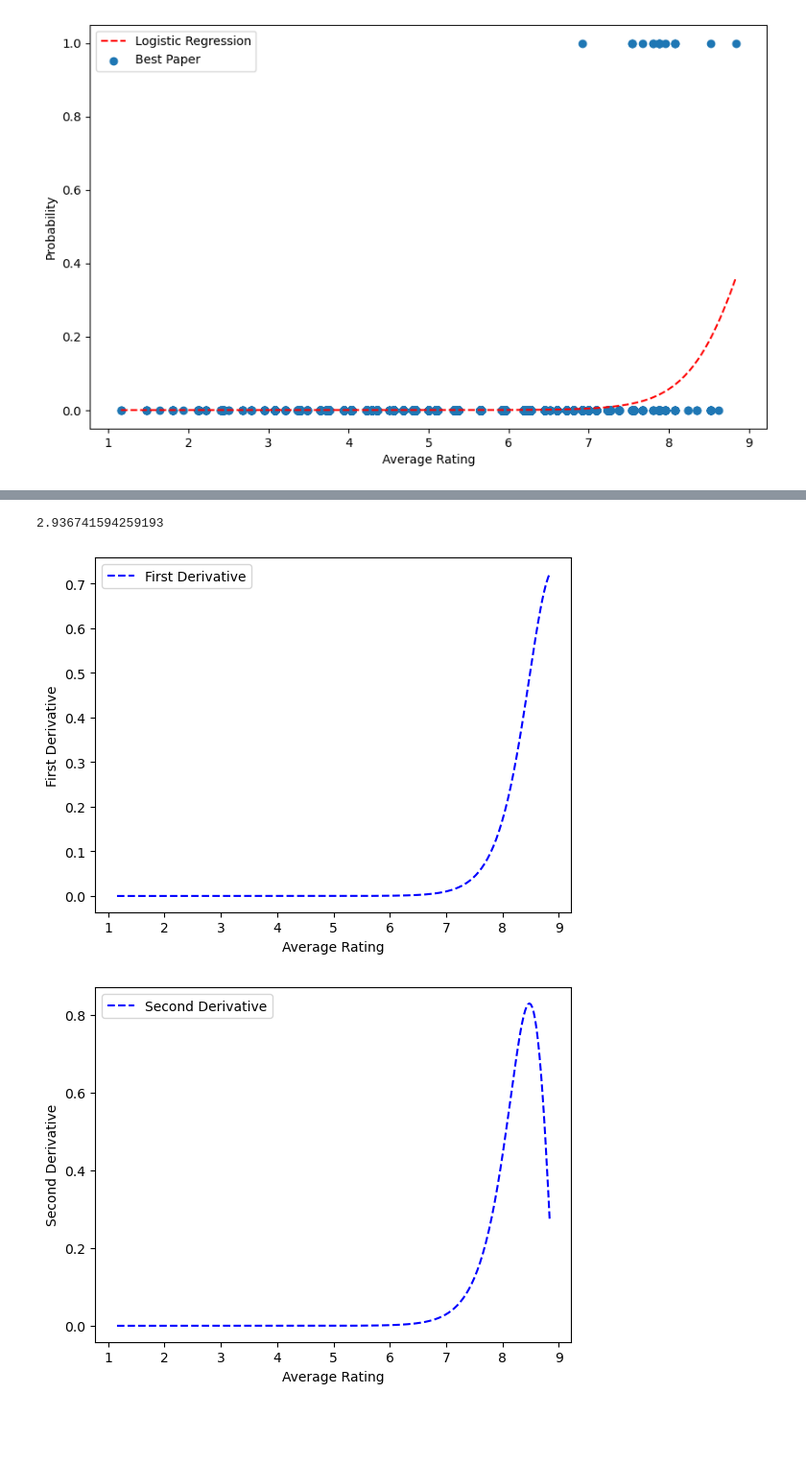
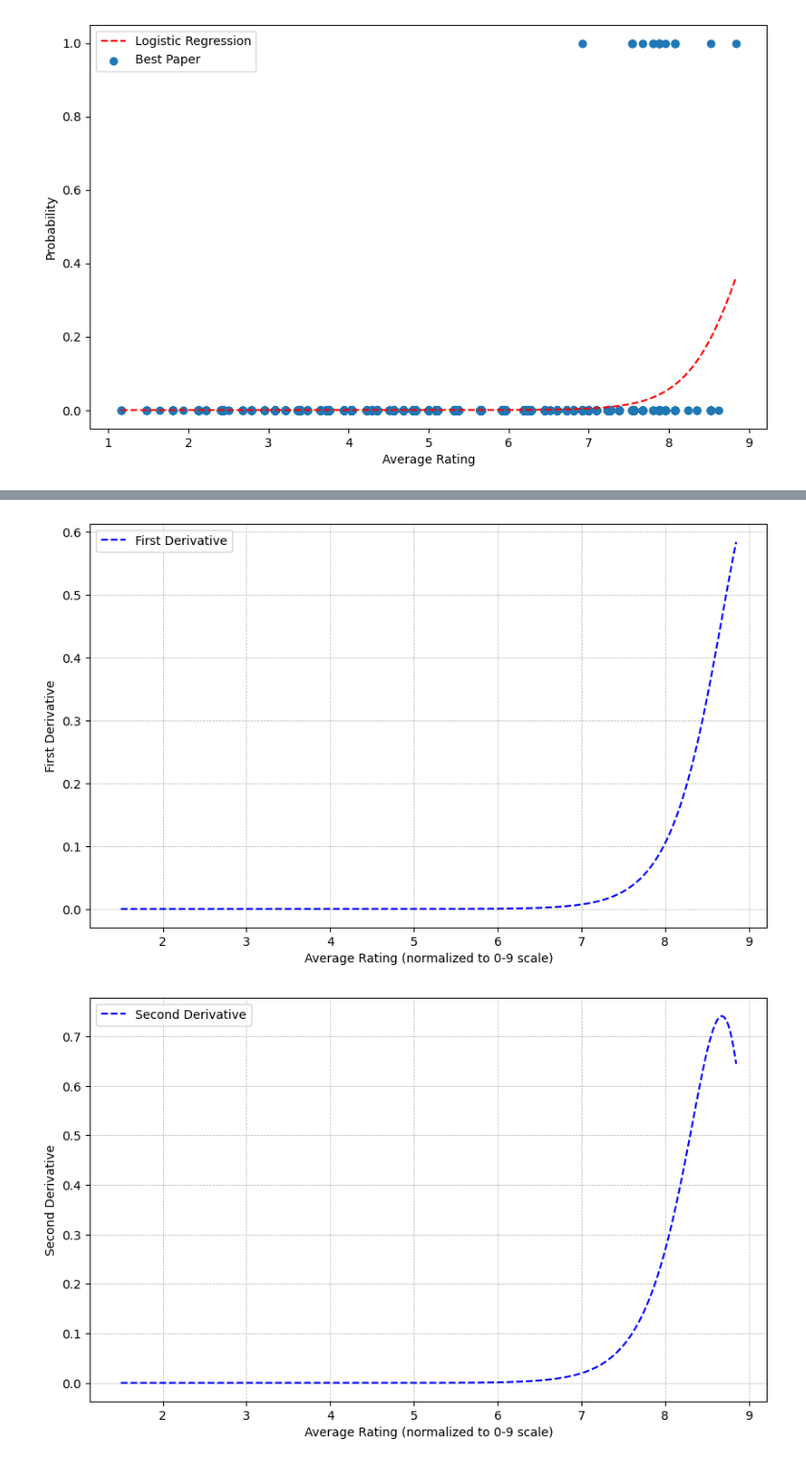
Before and after one commit to pkumath/PeerReviewStat, a Jupyter notebook: RegressionForAccept.ipynb, the cells around one changed output, grey strips where cells are left out. Shown at 96% size. Cells and saved outputs as stored; diff of their text form; code cells hidden in the pictures; blank space fills up the shorter version.

Commit message:
Normalization graph

```diff
--- a/RegressionForAccept.ipynb
+++ b/RegressionForAccept.ipynb
@@ -377,26 +382,30 @@ import numpy as np
 import matplotlib.pyplot as plt
 from sklearn.linear_model import LogisticRegression
 
-def plot_both_graphs(csv_paths, bins=25):
+def plot_all_best_paper_probability_with_logistic_regression(csv_paths, bin_edges):
     all_data = []
     mid_points = []  # mid point of each bin
     best_paper_results = []
+
     for csv_path in csv_paths:
-        # Read the CSV file
         df = pd.read_csv(csv_path)
 
-        # Get the most similar column to the query
+        # Get the relevant columns
         rating_col = get_most_similar_column(df, "AvgRating")
         best_paper_col = get_most_similar_column(df, "best paper")
 
-        # We just keep the necessary columns and append them to the all_data list
+        # Normalize the ratings based on the maximum rating in each dataset
+        max_rating = df[rating_col].max()
+        df[rating_col] = (df[rating_col] / max_rating) * 9
+
+        # Extract necessary columns and append to the list
         df = df[[rating_col, best_paper_col]]
         all_data.append(df)
 
         # Discretize the rating column into bins
-        df['rating_bin'] = pd.cut(df[rating_col], bins)
+        df['rating_bin'] = pd.cut(df[rating_col], bins=bin_edges)
 
-        # Calculate best paper numbers for each rating bin
+        # Calculate mid points and best paper results for logistic regression
         rating_bins = df['rating_bin'].unique()
         rating_bins = sorted(rating_bins, key=lambda x: x.left)  # sort the bins from low to high
 
@@ -408,7 +417,6 @@ def plot_both_graphs(csv_paths, bins=25):
     # Prepare the data for logistic regression
     X = np.array(mid_points).reshape(-1, 1)
     Y = np.array(best_paper_results)
-#     print(Y.shape)
 
     # Fit a logistic regression model
     model = LogisticRegression(C=3)
@@ -418,63 +426,62 @@ def plot_both_graphs(csv_paths, bins=25):
     X_test = np.linspace(X.min(), X.max(), 300).reshape(-1, 1)
     Y_pred = model.predict_proba(X_test)[:, 1]
 
-    # Plot the accept probability and the logistic regression curve
-    plt.figure(figsize=(10,6))
-    plt.plot(X_test, Y_pred, label='Logistic Regression', linestyle='dashed', color='red')
-
-    # The second plot starts here
-
-    # We concat all the dataframes into a single one
+    # Concatenate all dataframes into one for the first plot
     data = pd.concat(all_data)
 
     # Discretize the rating column into bins
-    data['rating_bin'] = pd.cut(data[rating_col], bins)
-#     print(data[0:1568])
-    # Calculate best paper numbers for each rating bin
+    data['rating_bin'] = pd.cut(data[rating_col], bins=bin_edges)
+
+    # Calculate best paper probability for each rating bin
     rating_bins = data['rating_bin'].unique()
-    rating_bins = sorted(rating_bins, key=lambda x: x.left)  # sort the bins from low to high
+    rating_bins = sorted(rating_bins, key=lambda x: x.left)
     best_paper_probability = []
     avg_rating_bins = []
     for rating_bin in rating_bins:
         df_bin = data[data['rating_bin'] == rating_bin]
         accept_count = df_bin[df_bin[best_paper_col] == 1].shape[0]
-        reject_count = df_bin[df_bin[best_paper_col] == 0].shape[0]
-        probability = accept_count / (accept_count + reject_count)
+        total_count = df_bin.shape[0]
+        probability = accept_count / total_count
         best_paper_probability.append(probability)
-
-        # calculate average rating for each bin
         avg_rating_bins.append((rating_bin.left + rating_bin.right) / 2)
 
-    plt.plot(avg_rating_bins, best_paper_probability, label='Best Paper Probability')
-    plt.xlabel('Average Rating')
-    plt.ylabel('Probability')
+    # Plot the curve
+    plt.figure(figsize=(10,6))
+    plt.plot(avg_rating_bins, best_paper_probability, label='Best Paper Probability', marker='o')
+    plt.plot(X_test, Y_pred, label='Logistic Regression', linestyle='dashed', color='red')
+    plt.xlabel('Average Rating (normalized to 0-9 scale)')
+    plt.ylabel('Best Paper Probability')
+    plt.title('Probability of Best Paper vs. Average Rating')
     plt.legend()
+    plt.grid(True, which='both', linestyle='--', linewidth=0.5)
     plt.show()
-
-    # Predict with the model
-    X_test = np.linspace(X.min(), X.max(), 300).reshape(-1, 1)
-    Y_pred = model.predict_proba(X_test)[:, 1]
 
     # Calculate the first and second derivatives
     beta = model.coef_[0][0]
-    print(beta)
     Y_derivative_1st = beta * Y_pred * (1 - Y_pred)
     Y_derivative_2nd = beta * Y_derivative_1st * (1 - 2 * Y_pred)
 
+    # Plot the first derivative
+    plt.figure(figsize=(10,6))
     plt.plot(X_test, Y_derivative_1st, label='First Derivative', linestyle='dashed', color='blue')
-    plt.xlabel('Average Rating')
+    plt.xlabel('Average Rating (normalized to 0-9 scale)')
     plt.ylabel('First Derivative')
     plt.legend()
+    plt.grid(True, which='both', linestyle='--', linewidth=0.5)
     plt.show()
 
     # Plot the second derivative
+    plt.figure(figsize=(10,6))
     plt.plot(X_test, Y_derivative_2nd, label='Second Derivative', linestyle='dashed', color='blue')
-    plt.xlabel('Average Rating')
+    plt.xlabel('Average Rating (normalized to 0-9 scale)')
     plt.ylabel('Second Derivative')
     plt.legend()
+    plt.grid(True, which='both', linestyle='--', linewidth=0.5)
     plt.show()
+
+bin_edges = [0, 3, 4, 5, 6, 6.5, 7, 7.4, 8.2, 8.7, 9]
 
 # Usage
 csv_path_best = ['ICLR2019data.csv', 'ICLR2021data.csv', 'ICLR2022data.csv']
-plot_both_graphs(csv_path_best)
+plot_all_best_paper_probability_with_logistic_regression(csv_path_best, bin_edges)
 # %% [output]
@@ -482,3 +489,2 @@ plot_both_graphs(csv_path_best)
-2.936741594259193
-[figure, old version]
+[figure, new version]
-[figure, old version]
+[figure, new version]
```
Also changed, not shown: parts of 2 cells of this notebook.
